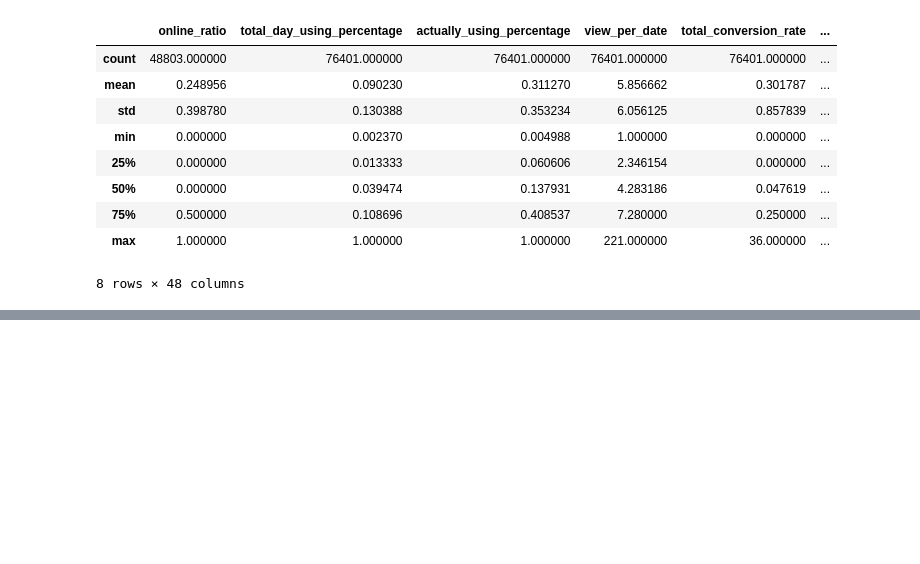
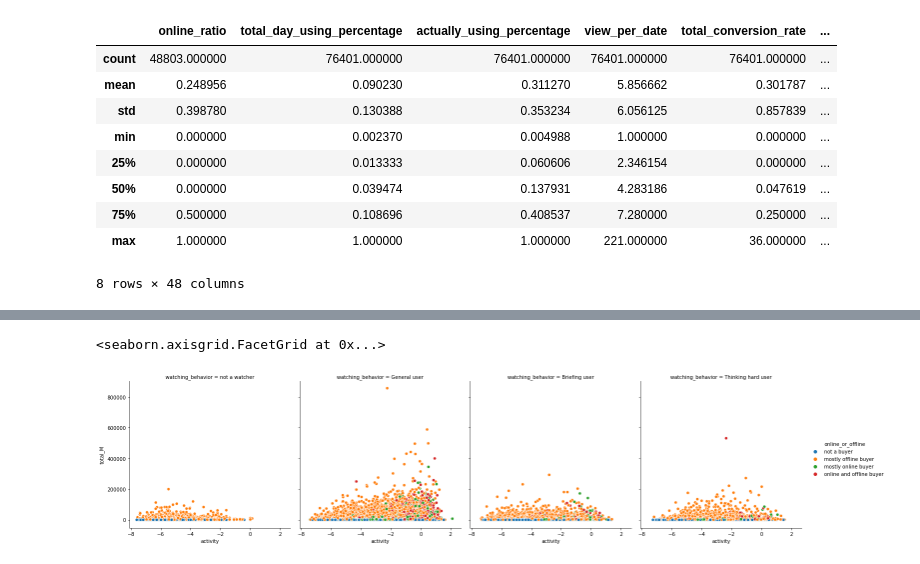
Before and after one commit to GISH123/Python-Project-91App-Market-Data, a Jupyter notebook: features_eda.ipynb, the cells around one changed output, grey strips where cells are left out. Saved outputs shown, nothing was run; the diff lists cells and outputs as text; code cells hidden in the pictures; blank space fills up the shorter version.

```diff
--- a/features_eda.ipynb
+++ b/features_eda.ipynb
@@ -286,0 +287,5 @@ sns.relplot(x="activity", y="total_M", hue ="watching_behavior",col="online_or_o
+# %%
+sns.relplot(x="activity", y="total_M", hue ="online_or_offline",col="watching_behavior",data=df2)
+# %% [output]
+<seaborn.axisgrid.FacetGrid at 0x...>
+[figure, added]
```
Also changed, not shown: parts of 2 cells of this notebook.
